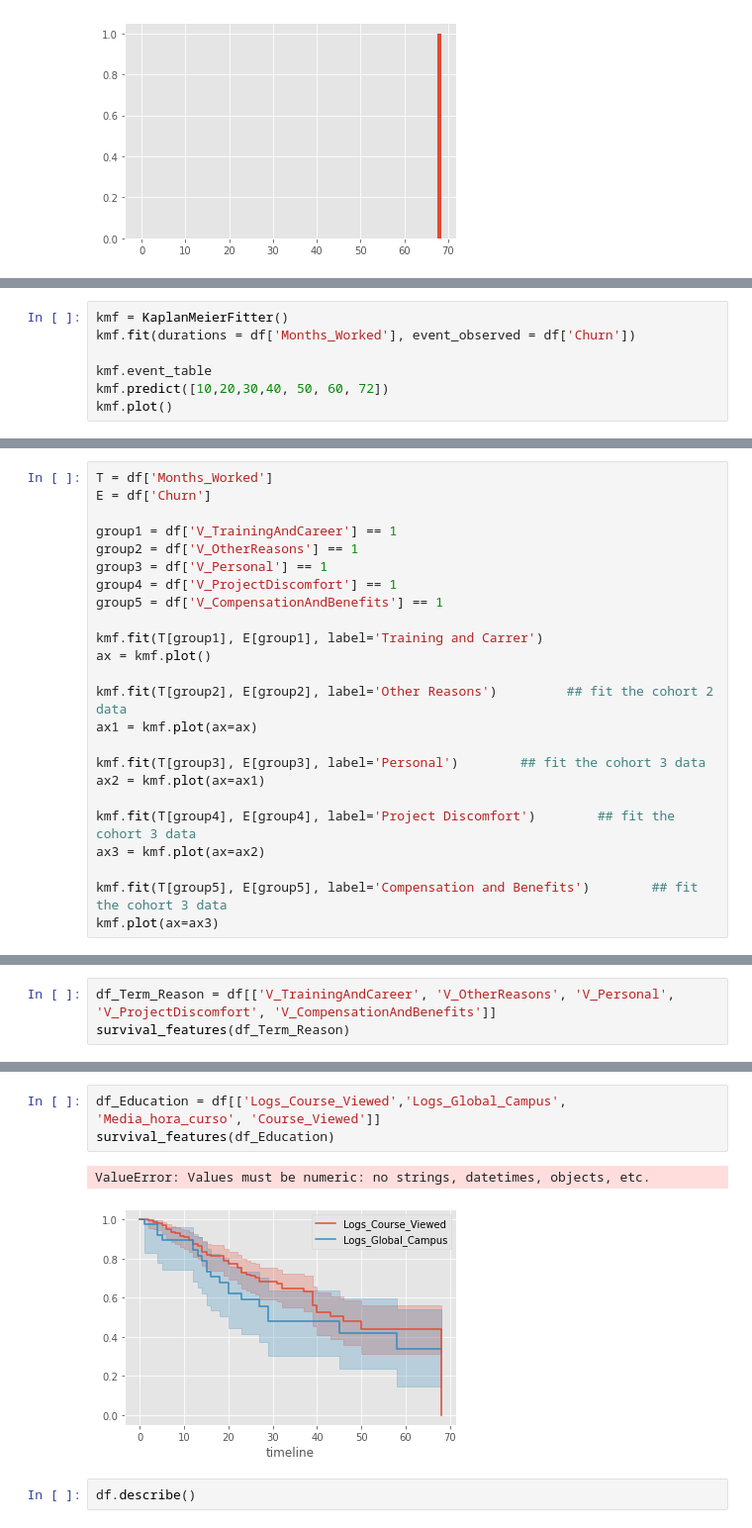
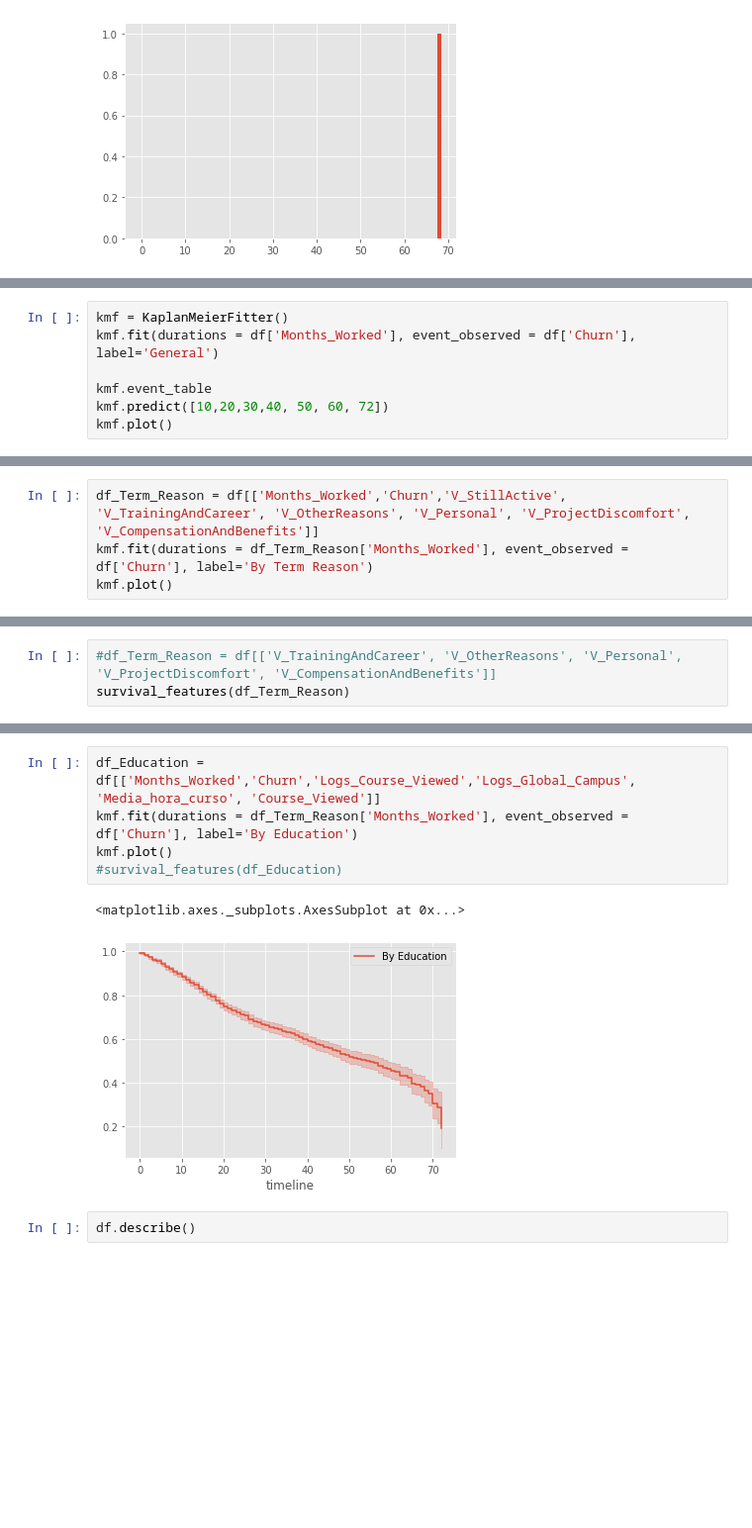
Before and after one commit to WarriorQro78AGC/DT-March21-CapstoneProject, a Jupyter notebook: Src/CapstoneVer2.ipynb, the cells around one changed output, grey strips where cells are left out. Shown: that part at 99% size. Saved outputs shown, nothing was run; the diff lists cells and outputs as text; blank space fills up the shorter version.

Commit message:
Survival version 1

```diff
--- a/Src/CapstoneVer2.ipynb
+++ b/Src/CapstoneVer2.ipynb
@@ -1011,6 +1004,6 @@ print(featureScores.nlargest(30,'Score'))  #print 30 best features
 # %%
 kmf = KaplanMeierFitter()
-kmf.fit(durations = df['Months_Worked'], event_observed = df['Churn'])
+kmf.fit(durations = df['Months_Worked'], event_observed = df['Churn'], label='General')
 
 kmf.event_table
 kmf.predict([10,20,30,40, 50, 60, 72])
@@ -1021,24 +1013,0 @@ kmf.plot()
-# %%
-T = df['Months_Worked']
-E = df['Churn']
-
-group1 = df['V_TrainingAndCareer'] == 1
-group2 = df['V_OtherReasons'] == 1
-group3 = df['V_Personal'] == 1
-group4 = df['V_ProjectDiscomfort'] == 1
-group5 = df['V_CompensationAndBenefits'] == 1
-
-kmf.fit(T[group1], E[group1], label='Training and Carrer')
-ax = kmf.plot()
-
-kmf.fit(T[group2], E[group2], label='Other Reasons')         ## fit the cohort 2 data
-ax1 = kmf.plot(ax=ax)
-
-kmf.fit(T[group3], E[group3], label='Personal')        ## fit the cohort 3 data
-ax2 = kmf.plot(ax=ax1)
-
-kmf.fit(T[group4], E[group4], label='Project Discomfort')        ## fit the cohort 3 data
-ax3 = kmf.plot(ax=ax2)
-
-kmf.fit(T[group5], E[group5], label='Compensation and Benefits')        ## fit the cohort 3 data
-kmf.plot(ax=ax3)
@@ -1047,0 +1014,4 @@ kmf.plot(ax=ax3)
+# %%
+df_Term_Reason = df[['Months_Worked','Churn','V_StillActive', 'V_TrainingAndCareer', 'V_OtherReasons', 'V_Personal', 'V_ProjectDiscomfort', 'V_CompensationAndBenefits']]
+kmf.fit(durations = df_Term_Reason['Months_Worked'], event_observed = df['Churn'], label='By Term Reason')
+kmf.plot()
@@ -1056,6 +1036,6 @@ def survival_features(df_in):
         kmf.fit(T[group], E[group], label=column)
         ax = kmf.plot()
 # %%
-df_Term_Reason = df[['V_TrainingAndCareer', 'V_OtherReasons', 'V_Personal', 'V_ProjectDiscomfort', 'V_CompensationAndBenefits']]
+#df_Term_Reason = df[['V_TrainingAndCareer', 'V_OtherReasons', 'V_Personal', 'V_ProjectDiscomfort', 'V_CompensationAndBenefits']]
 survival_features(df_Term_Reason)
 # %% [output]
@@ -1066,11 +1046,13 @@ survival_features(df_skill)
 # %% [output]
 [figure]
 # %%
-df_Education = df[['Logs_Course_Viewed','Logs_Global_Campus', 'Media_hora_curso', 'Course_Viewed']]
-survival_features(df_Education)
+df_Education = df[['Months_Worked','Churn','Logs_Course_Viewed','Logs_Global_Campus', 'Media_hora_curso', 'Course_Viewed']]
+kmf.fit(durations = df_Term_Reason['Months_Worked'], event_observed = df['Churn'], label='By Education')
+kmf.plot()
+#survival_features(df_Education)
 # %% [output]
-ValueError: Values must be numeric: no strings, datetimes, objects, etc.
+<matplotlib.axes._subplots.AxesSubplot at 0x...>
-[figure, old version]
+[figure, new version]
 # %%
 df.describe()
 # %% [output]
```
Also changed, not shown: parts of 14 cells of this notebook.
